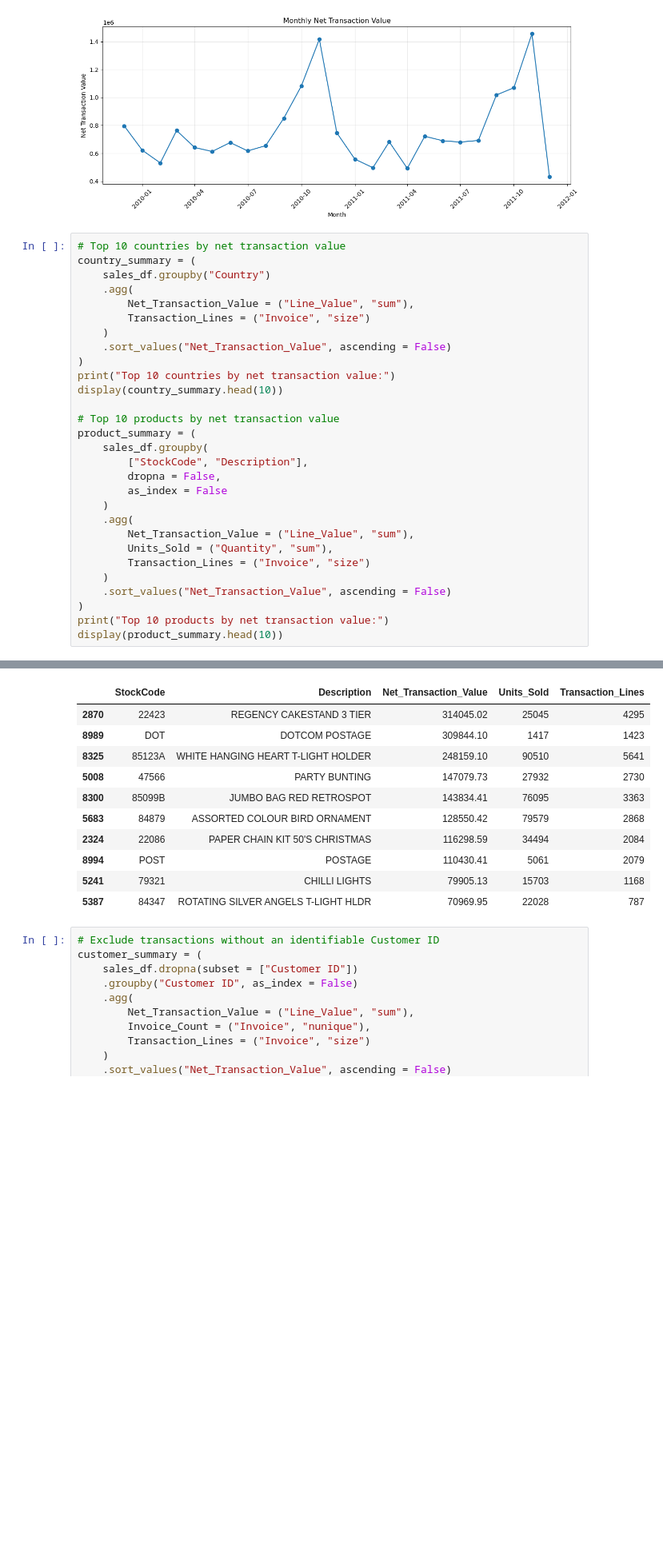
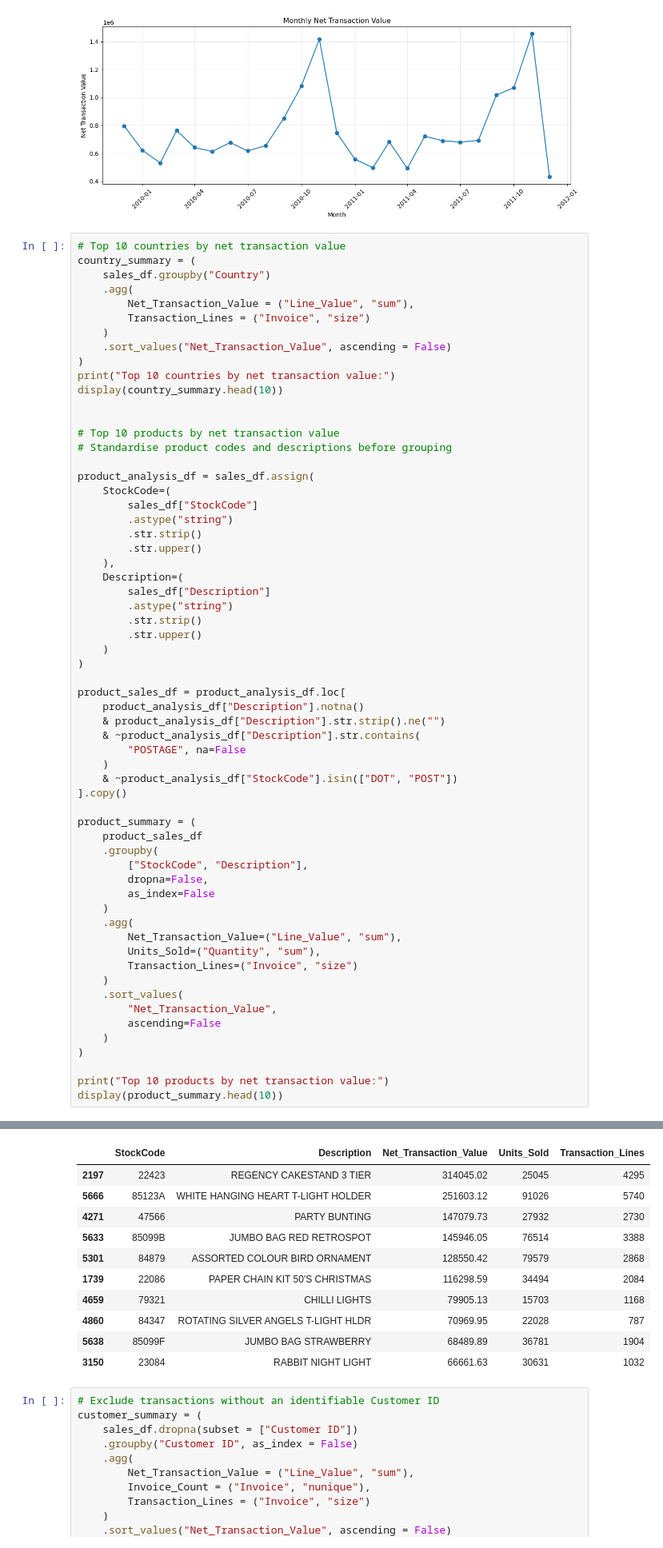
Before and after one commit to khooshimangal/retail-revenue-retention-analysis, a Jupyter notebook: notebooks/01_load_and_inspect.ipynb, the cells around one changed output, grey strips where cells are left out. Shown at 80% size. Drawn from its saved outputs; the diff is of its cells as text; blank space fills up the shorter version.

Commit message:
fix: standardize product grouping across analysis

```diff
--- a/notebooks/01_load_and_inspect.ipynb
+++ b/notebooks/01_load_and_inspect.ipynb
@@ -553,50 +553,82 @@ country_summary = (
     .sort_values("Net_Transaction_Value", ascending = False)
 )
 print("Top 10 countries by net transaction value:")
 display(country_summary.head(10))
 
+
 # Top 10 products by net transaction value
+# Standardise product codes and descriptions before grouping
+
+product_analysis_df = sales_df.assign(
+    StockCode=(
+        sales_df["StockCode"]
+        .astype("string")
+        .str.strip()
+        .str.upper()
+    ),
+    Description=(
+        sales_df["Description"]
+        .astype("string")
+        .str.strip()
+        .str.upper()
+    )
+)
+
+product_sales_df = product_analysis_df.loc[
+    product_analysis_df["Description"].notna()
+    & product_analysis_df["Description"].str.strip().ne("")
+    & ~product_analysis_df["Description"].str.contains(
+        "POSTAGE", na=False
+    )
+    & ~product_analysis_df["StockCode"].isin(["DOT", "POST"])
+].copy()
+
 product_summary = (
-    sales_df.groupby(
+    product_sales_df
+    .groupby(
         ["StockCode", "Description"],
-        dropna = False,
-        as_index = False
+        dropna=False,
+        as_index=False
     )
     .agg(
-        Net_Transaction_Value = ("Line_Value", "sum"),
-        Units_Sold = ("Quantity", "sum"),
-        Transaction_Lines = ("Invoice", "size")
+        Net_Transaction_Value=("Line_Value", "sum"),
+        Units_Sold=("Quantity", "sum"),
+        Transaction_Lines=("Invoice", "size")
     )
-    .sort_values("Net_Transaction_Value", ascending = False)
+    .sort_values(
+        "Net_Transaction_Value",
+        ascending=False
+    )
 )
+
 print("Top 10 products by net transaction value:")
 display(product_summary.head(10))
 # %% [output]
 Top 10 countries by net transaction value:
 |  | Net_Transaction_Value | Transaction_Lines |
 | Country |  |  |
 | United Kingdom | 1.613367e+07 | 948315 |
 | EIRE | 6.099538e+05 | 17667 |
 | Netherlands | 5.483307e+05 | 5137 |
 | Germany | 4.119592e+05 | 17339 |
 | France | 3.217334e+05 | 14025 |
 | Australia | 1.664444e+05 | 1890 |
 | Switzerland | 9.940306e+04 | 3175 |
 | Spain | 9.101344e+04 | 3754 |
 | Sweden | 8.777552e+04 | 1362 |
 | Denmark | 6.445959e+04 | 797 |
 Top 10 products by net transaction value:
 |  | StockCode | Description | Net_Transaction_Value | Units_Sold | Transaction_Lines |
-| 2870 | 22423 | REGENCY CAKESTAND 3 TIER | 314045.02 | 25045 | 4295 |
-| 8989 | DOT | DOTCOM POSTAGE | 309844.10 | 1417 | 1423 |
-| 8325 | 85123A | WHITE HANGING HEART T-LIGHT HOLDER | 248159.10 | 90510 | 5641 |
-| 5008 | 47566 | PARTY BUNTING | 147079.73 | 27932 | 2730 |
-| 8300 | 85099B | JUMBO BAG RED RETROSPOT | 143834.41 | 76095 | 3363 |
-| 5683 | 84879 | ASSORTED COLOUR BIRD ORNAMENT | 128550.42 | 79579 | 2868 |
-| 2324 | 22086 | PAPER CHAIN KIT 50'S CHRISTMAS | 116298.59 | 34494 | 2084 |
-| 8994 | POST | POSTAGE | 110430.41 | 5061 | 2079 |
-| 5241 | 79321 | CHILLI LIGHTS | 79905.13 | 15703 | 1168 |
-| 5387 | 84347 | ROTATING SILVER ANGELS T-LIGHT HLDR | 70969.95 | 22028 | 787 |
+| 2197 | 22423 | REGENCY CAKESTAND 3 TIER | 314045.02 | 25045 | 4295 |
+| 5666 | 85123A | WHITE HANGING HEART T-LIGHT HOLDER | 251603.12 | 91026 | 5740 |
+| 4271 | 47566 | PARTY BUNTING | 147079.73 | 27932 | 2730 |
+| 5633 | 85099B | JUMBO BAG RED RETROSPOT | 145946.05 | 76514 | 3388 |
+| 5301 | 84879 | ASSORTED COLOUR BIRD ORNAMENT | 128550.42 | 79579 | 2868 |
+| 1739 | 22086 | PAPER CHAIN KIT 50'S CHRISTMAS | 116298.59 | 34494 | 2084 |
+| 4659 | 79321 | CHILLI LIGHTS | 79905.13 | 15703 | 1168 |
+| 4860 | 84347 | ROTATING SILVER ANGELS T-LIGHT HLDR | 70969.95 | 22028 | 787 |
+| 5638 | 85099F | JUMBO BAG STRAWBERRY | 68489.89 | 36781 | 1904 |
+| 3150 | 23084 | RABBIT NIGHT LIGHT | 66661.63 | 30631 | 1032 |
 # %%
 # Exclude transactions without an identifiable Customer ID
 customer_summary = (
```
Also changed, not shown: parts of 1 cell of this notebook.
